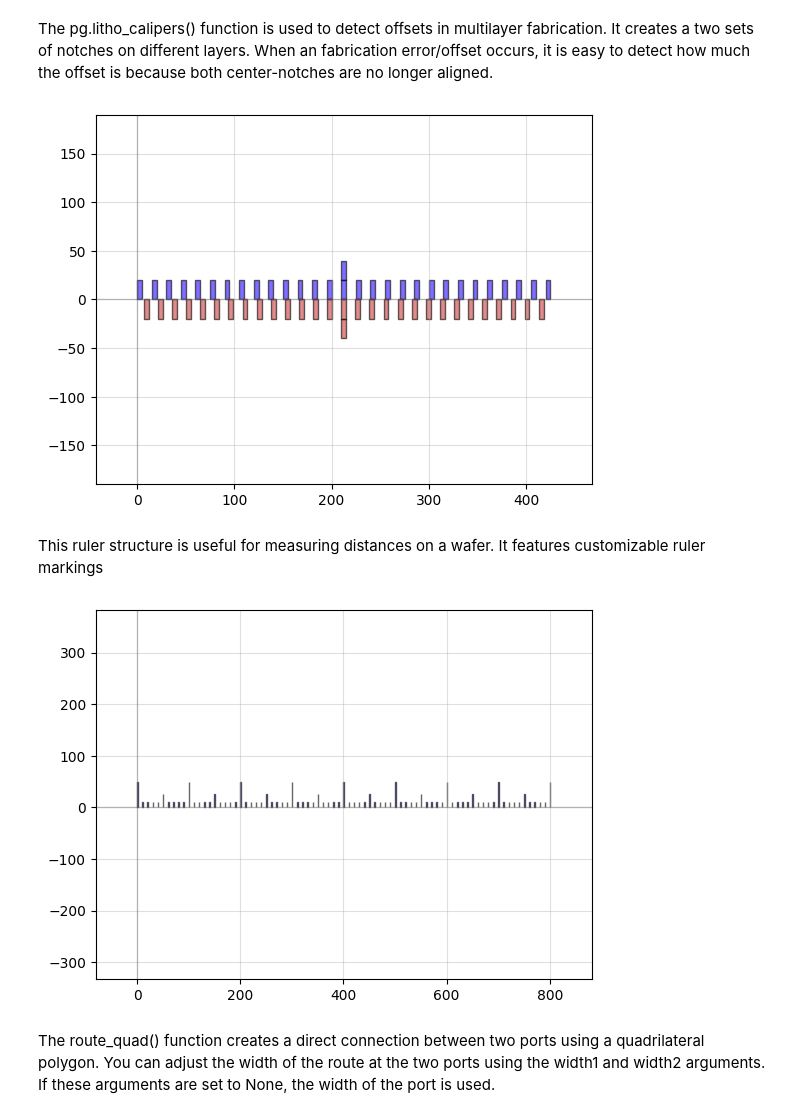
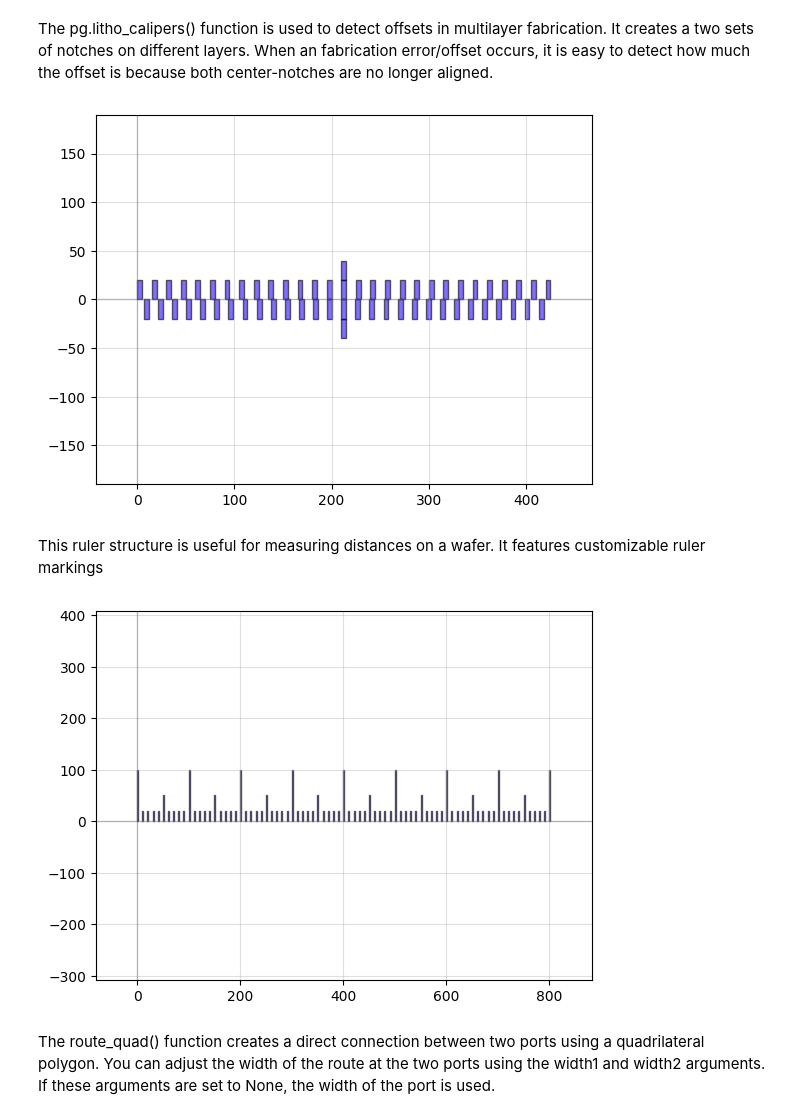
Before and after one commit to hacker-fab/Layout-tool-dev, a Jupyter notebook: drc_v1.ipynb, the cells around one changed output. Saved outputs shown, nothing was run; the diff lists cells and outputs as text; code cells hidden in the pictures.

```diff
--- a/drc_v1.ipynb
+++ b/drc_v1.ipynb
@@ -37,25 +37,25 @@ Caliper = pg.litho_calipers(
         offset_per_notch = 0.5,
         row_spacing = 0,
         layer1 = 1,
-        layer2 = 2)
+        layer2 = 1)
 qp(Caliper) # quickplot the geometry
 # %% [output]
-[figure, old version]
+[figure, new version]
 # %% [markdown]
 This ruler structure is useful for measuring distances on a wafer. It features customizable ruler markings
 # %%
 Ruler = pg.litho_ruler(
-    height = 10,
-    width = 1,
+    height = 20,
+    width = 2,
     spacing = 10,
     scale = [5,1,1,1,1,2.5,1,1,1,1],
     num_marks = 81,
     layer = 1,
     )
 
 qp(Ruler)
 # %% [output]
-[figure, old version]
+[figure, new version]
 # %% [markdown]
 The route_quad() function creates a direct connection between two ports using a quadrilateral polygon. You can adjust the width of the route at the two ports using the width1 and width2 arguments. If these arguments are set to None, the width of the port is used.
 # %%
```
Also changed, not shown: parts of 4 cells of this notebook.
